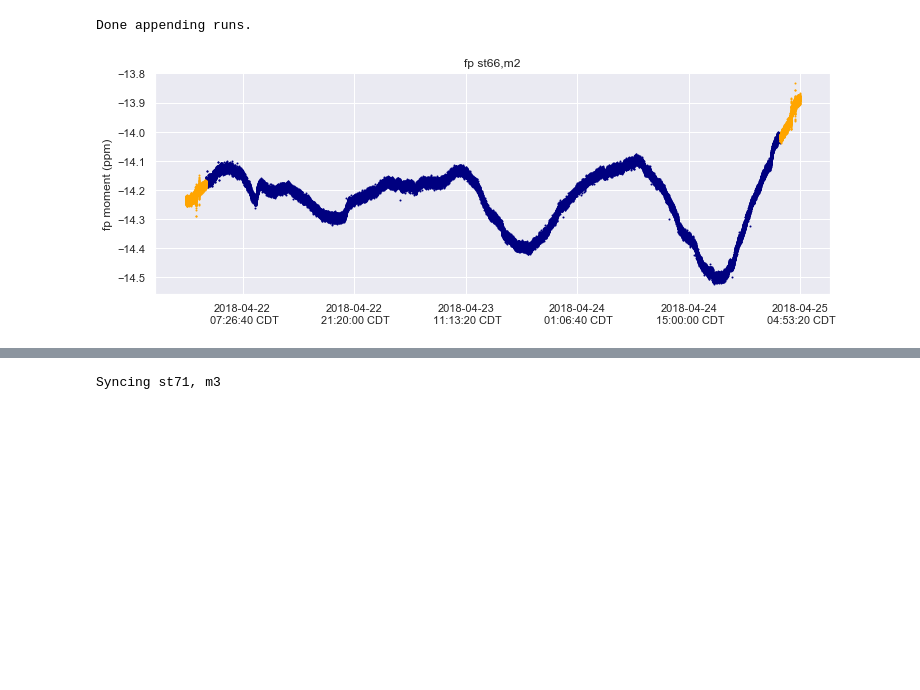
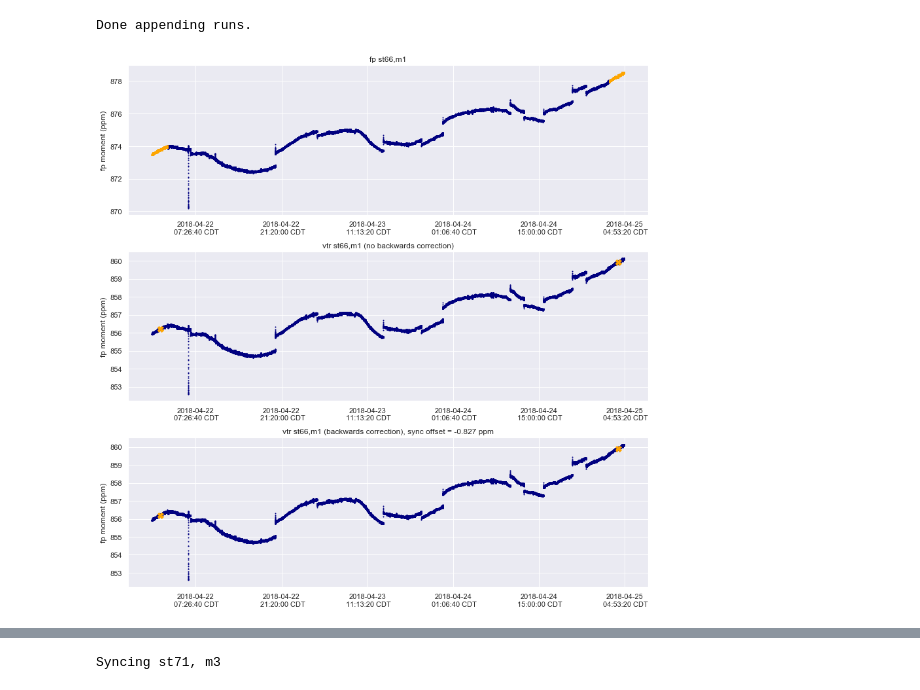
Before and after one commit to aetb/trfp, a Jupyter notebook: sync_test.ipynb, the cells around one changed output, grey strips where cells are left out. Cells and saved outputs as stored; diff of their text form; code cells hidden in the pictures; blank space fills up the shorter version.

Commit message:
Updates to finish 60hr analysis. Generated figs in sync_test_new_jacobian for tech note.

```diff
--- a/sync_test.ipynb
+++ b/sync_test.ipynb
@@ -61,13 +25,0 @@ print np.diff(corrected_df_2['tr_phi'].iloc[9:120])
-# %%
-corrected_df_1 = pd.read_hdf('60hr_trolley_runs_1.h5', key='run_3956_corrected_df')
-corrected_df_2 = pd.read_hdf('60hr_trolley_runs_2.h5', key='run_3996_corrected_df')
-
-for run in np.arange(3997,3999):
-    corrected_df_2 = corrected_df_2.append(pd.read_hdf('60hr_trolley_runs_2.h5', key='run_'+str(run)+'_corrected_df'))
-
-hist_1, _ = np.histogram(corrected_df_1['tr_phi'],2880,(0,360))
-hist_2, edges_2 = np.histogram(corrected_df_2['tr_phi'],2880,(0,360))
-print np.sum(hist_1==0)
-print np.sum(hist_2==0)
-
-print edges_2[0:-1][hist_2==0]
@@ -113,65 +60,63 @@ print '\rDone appending runs.',
 Done appending runs.
 # %%
 st = 66
-m = 2
+m = 1
 stm = 'st'+str(st)+',m'+str(m)
-
-fig1, ax1 = plt.subplots(1,1)
-plt.sca(ax1)
-plt.plot(fp_moment_df.index.values, fp_moment_df[stm]/61.79, '.', color='navy', markersize=2)
-plt.plot(tr_corrected_df.index.values, tr_corrected_df[stm]/61.79, '.', color='orange', markersize=2)
-xticks = ax1.get_xticks()
-ax1.set_xticklabels([pd.to_datetime(tm, unit='s').tz_localize('UTC').tz_convert('US/Central').strftime('%Y-%m-%d\n %H:%M:%S %Z')
-                     for tm in xticks], rotation=0)
-ax1.set_ylabel('fp moment (ppm)')
-ax1.set_title('fp '+stm)
-fig1.tight_layout()
-fig1.set_size_inches(12,4)
 
 # apply baseline correction to chosen station
 
-vtr_stm = (fp_moment_df[stm] - fp_baseline_1[st, m-1]) + tr_baseline_1[st, m-1]
-vtr_stm_tr_run = (tr_corrected_df[stm] - fp_baseline_1[st, m-1]) + tr_baseline_1[st, m-1]
-
-fig2, ax2 = plt.subplots(1,1)
-plt.sca(ax2)
-plt.plot(fp_moment_df.index.values, vtr_stm/61.79, '.', color='navy', markersize=2)
-plt.plot(tr_corrected_df.index.values, vtr_stm_tr_run/61.79, '.', color='navy', markersize=2)
-plt.plot(baseline_time_1[st], tr_baseline_1[st, m-1]/61.79, 'X', color='orange', markersize=9)
-plt.plot(baseline_time_2[st], tr_baseline_2[st, m-1]/61.79, 'X', color='orange', markersize=9)
-xticks = ax2.get_xticks()
-ax2.set_xticklabels([pd.to_datetime(tm, unit='s').tz_localize('UTC').tz_convert('US/Central').strftime('%Y-%m-%d\n %H:%M:%S %Z')
-                     for tm in xticks], rotation=0)
-ax2.set_ylabel('fp moment (ppm)')
-ax2.set_title('vtr '+stm+' (no backwards correction)')
-fig2.tight_layout()
-fig2.set_size_inches(12,4)
+vtr_stm = tr_baseline_1[st, m-1] + (fp_moment_df[stm] - fp_baseline_1[st, m-1])
+vtr_stm_tr_run =  tr_baseline_1[st, m-1] + (tr_corrected_df[stm] - fp_baseline_1[st, m-1])
 
 # apply backwards correction to chosen station
 
 def backwards_correction(time):
     c1 = tr_baseline_1[st, m-1] - fp_baseline_1[st, m-1]
     c2 = tr_baseline_2[st, m-1] - fp_baseline_2[st, m-1]
     t1 = baseline_time_1[st]
     t2 = baseline_time_2[st]
     return (c2-c1)/(t2-t1)*(time-t1) + c1
 
 vtr_stm = fp_moment_df[stm] + backwards_correction(fp_moment_df.index.values)
 vtr_stm_tr_run = tr_corrected_df[stm] + backwards_correction(tr_corrected_df.index.values)
 glitch = backwards_correction(baseline_time_2[st]) - backwards_correction(baseline_time_1[st])
 
-fig3, ax3 = plt.subplots(1,1)
-plt.sca(ax3)
+
+# make plots
+
+fig, ax = plt.subplots(3,1)
+plt.sca(ax[0])
+plt.plot(fp_moment_df.index.values, fp_moment_df[stm]/61.79, '.', color='navy', markersize=2)
+plt.plot(tr_corrected_df.index.values, tr_corrected_df[stm]/61.79, '.', color='orange', markersize=2)
+xticks = ax[0].get_xticks()
+ax[0].set_xticklabels([pd.to_datetime(tm, unit='s').tz_localize('UTC').tz_convert('US/Central').strftime('%Y-%m-%d\n %H:%M:%S %Z')
+                     for tm in xticks], rotation=0)
+ax[0].set_ylabel('fp moment (ppm)')
+ax[0].set_title('fp '+stm)
+
+plt.sca(ax[1])
 plt.plot(fp_moment_df.index.values, vtr_stm/61.79, '.', color='navy', markersize=2)
 plt.plot(tr_corrected_df.index.values, vtr_stm_tr_run/61.79, '.', color='navy', markersize=2)
 plt.plot(baseline_time_1[st], tr_baseline_1[st, m-1]/61.79, 'X', color='orange', markersize=9)
 plt.plot(baseline_time_2[st], tr_baseline_2[st, m-1]/61.79, 'X', color='orange', markersize=9)
-xticks = ax3.get_xticks()
-ax3.set_xticklabels([pd.to_datetime(tm, unit='s').tz_localize('UTC').tz_convert('US/Central').strftime('%Y-%m-%d\n %H:%M:%S %Z')
+xticks = ax[1].get_xticks()
+ax[1].set_xticklabels([pd.to_datetime(tm, unit='s').tz_localize('UTC').tz_convert('US/Central').strftime('%Y-%m-%d\n %H:%M:%S %Z')
                      for tm in xticks], rotation=0)
-ax3.set_ylabel('fp moment (ppm)')
-ax3.set_title('vtr '+stm+' (backwards correction), sync offset = %.3f ppm'%(glitch/61.79))
-fig3.tight_layout()
-fig3.set_size_inches(12,4)
+ax[1].set_ylabel('fp moment (ppm)')
+ax[1].set_title('vtr '+stm+' (no backwards correction)')
+
+plt.sca(ax[2])
+plt.plot(fp_moment_df.index.values, vtr_stm/61.79, '.', color='navy', markersize=2)
+plt.plot(tr_corrected_df.index.values, vtr_stm_tr_run/61.79, '.', color='navy', markersize=2)
+plt.plot(baseline_time_1[st], tr_baseline_1[st, m-1]/61.79, 'X', color='orange', markersize=9)
+plt.plot(baseline_time_2[st], tr_baseline_2[st, m-1]/61.79, 'X', color='orange', markersize=9)
+xticks = ax[2].get_xticks()
+ax[2].set_xticklabels([pd.to_datetime(tm, unit='s').tz_localize('UTC').tz_convert('US/Central').strftime('%Y-%m-%d\n %H:%M:%S %Z')
+                     for tm in xticks], rotation=0)
+ax[2].set_ylabel('fp moment (ppm)')
+ax[2].set_title('vtr '+stm+' (backwards correction), sync offset = %.3f ppm'%(glitch/61.79))
+
+fig.set_size_inches(12,12)
+fig.tight_layout()
 # %% [output]
-[figure, old version]
+[figure, new version]
```
Also changed, not shown: parts of 11 cells of this notebook, 7 other files.
